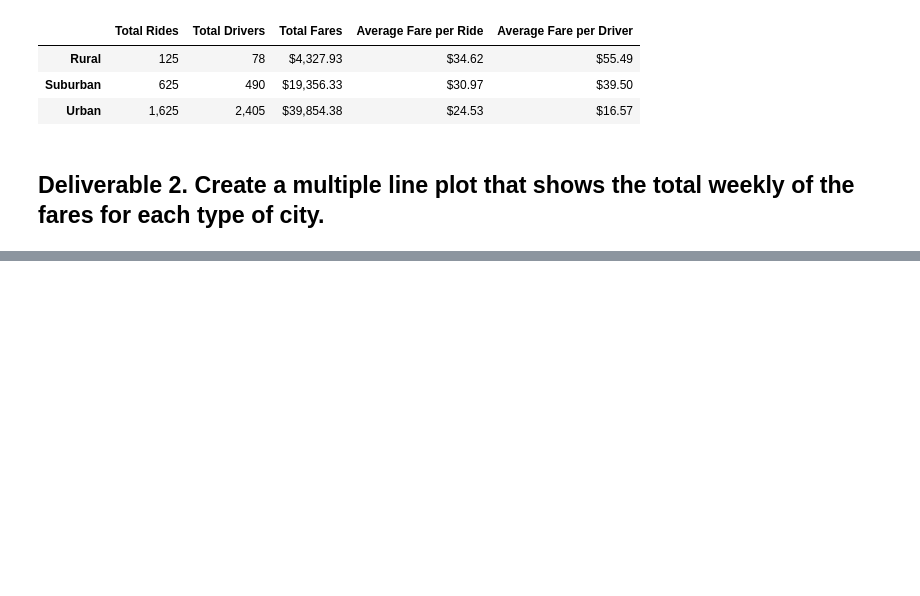
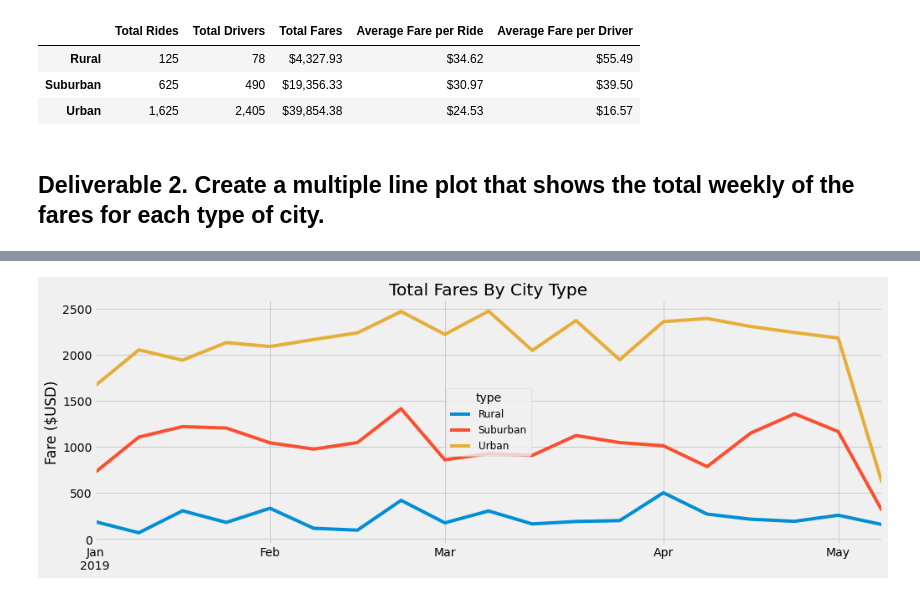
Before and after one commit to AveryCorniell/PyBer_Analysis, a Jupyter notebook: PyBer_Challenge.ipynb, the cells around one changed output, grey strips where cells are left out. Saved outputs shown, nothing was run; the diff lists cells and outputs as text; code cells hidden in the pictures; blank space fills up the shorter version.

```diff
--- a/PyBer_Challenge.ipynb
+++ b/PyBer_Challenge.ipynb
@@ -135,3 +151,5 @@ pyber_summary_df
 # %%
-# 3. Reset the index on the DataFrame you created in #1. This is needed to use the 'pivot()' function.
-# df = df.reset_index()
+# 2. Reset the index on the DataFrame you created in #1. This is needed to use the 'pivot()' function.
+# resetting creates single entries and allows for use in pivot function.
+type_date_fare_df = type_date_fare_df.reset_index()
+type_date_fare_df.head(10)
@@ -138,3 +168,5 @@ pyber_summary_df
 # %%
-# 4. Create a pivot table with the 'date' as the index, the columns ='type', and values='fare'
+# 3. Create a pivot table with the 'date' as the index, the columns ='type', and values='fare'
 # to get the total fares for each type of city by the date.
+type_date_fare_pivot = type_date_fare_df.pivot(index="date", columns="type", values="fare")
+type_date_fare_pivot.head(10)
@@ -143,3 +210,6 @@ pyber_summary_df
 # %%
 # 6. Set the "date" index to datetime datatype. This is necessary to use the resample() method in Step 8.
+# change date attribute from an object to datetime
 # df.index = pd.to_datetime(df.index)
+type_date_fare_pivot.index = pd.to_datetime(type_date_fare_pivot.index)
+type_date_fare_pivot.head(10)
@@ -148,2 +244,4 @@ pyber_summary_df
 # %%
 # 8. Create a new DataFrame using the "resample()" function by week 'W' and get the sum of the fares for each week.
+type_date_fare_weekly = type_date_fare_pivot.resample("W").sum()
+type_date_fare_weekly.head(10)
@@ -156,0 +261,28 @@ pyber_summary_df
+# %%
+# Import the style from Matplotlib.
+from matplotlib import style
+
+# Plot from Weekly Pivot dataframe
+type_date_fare_weekly.plot(figsize = (15, 5))
+
+# Get the current Axes that df.plot() references
+ax = plt.gca()
+ax.set_xlabel('')
+ax.set_ylabel("Fare ($USD)")
+ax.set_title("Total Fares By City Type")
+
+# Use the graph style fivethirtyeight.
+style.use('fivethirtyeight')
+
+lgnd = plt.legend(fontsize="12", mode="Expanded",
+         scatterpoints=1, loc="center", title="type")
+lgnd.legendHandles[0]._sizes = [75]
+lgnd.legendHandles[1]._sizes = [75]
+lgnd.legendHandles[2]._sizes = [75]
+
+# Save the figure.
+plt.savefig("analysis/Fig8.png")
+
+plt.show()
+# %% [output]
+[figure, added]
```
Also changed, not shown: parts of 10 cells of this notebook, 12 other files.
